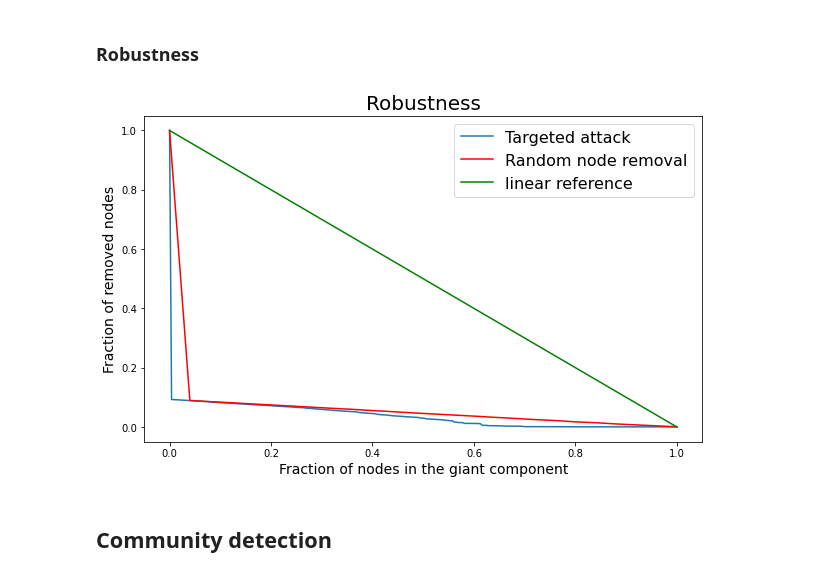
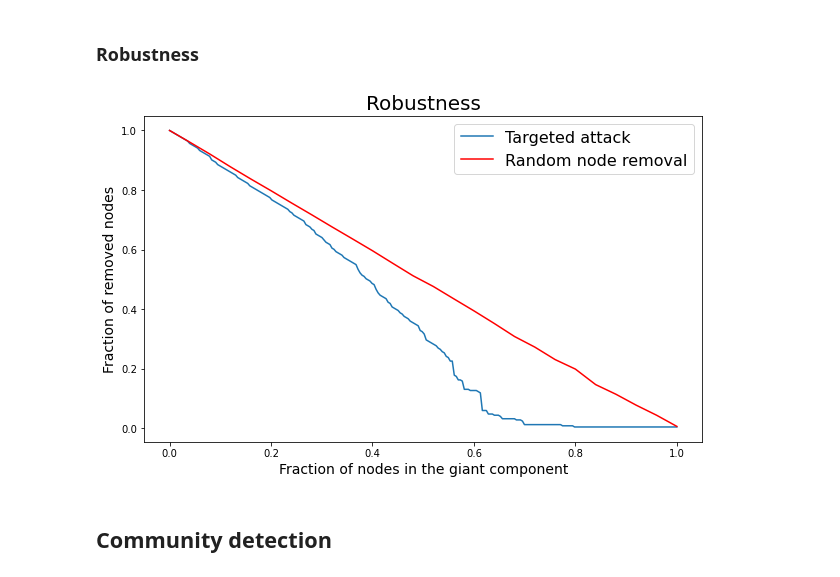
Before and after one commit to FilippoBragato/ErasmusMobilityStudy, a Jupyter notebook: ErasmusForStudy_Network14-19.ipynb, the cells around one changed output. Saved outputs shown, nothing was run; the diff lists cells and outputs as text; code cells hidden in the pictures.

```diff
--- a/ErasmusForStudy_Network14-19.ipynb
+++ b/ErasmusForStudy_Network14-19.ipynb
@@ -433,7 +431,7 @@ for node in indices:
     row = np.array(temp_serie.index.get_level_values(1).tolist())
     col = np.array(temp_serie.index.get_level_values(0).tolist())
     val = temp_serie.values
-    temp_adj = sparse.csr_matrix((val.flatten(), (row, col)), shape=(nodes.size, nodes.size))
+    temp_adj = sparse.csr_matrix((val.flatten(), (row, col)), shape=(len(indices), len(indices)))
     GC_frac_a.append(ns.fraction_in_giant(temp_adj))
 # %%
 #random node removal
@@ -451,21 +449,21 @@ for i in intervals:
         row = np.array(temp_serie.index.get_level_values(1).tolist())
         col = np.array(temp_serie.index.get_level_values(0).tolist())
         val = temp_serie.values
-        temp_adj = sparse.csr_matrix((val.flatten(), (row, col)), shape=(nodes.size, nodes.size))
+        temp_adj = sparse.csr_matrix((val.flatten(), (row, col)), shape=(len(indices), len(indices)))
         i_GC_frac.append(ns.fraction_in_giant(temp_adj))
     GC_frac_r.append(sum(i_GC_frac)/10)
 # %%
 fig = plt.figure(figsize=(10,6))
 plt.plot([i/len(nodes_byhub) for i in range(len(nodes_byhub)+1)], GC_frac_a, label='Targeted attack')
 plt.plot([0]+[i/(len(intervals)*10) for i in intervals], GC_frac_r, 'r', label='Random node removal')
-plt.plot([0,1], [1,0], 'g', label='linear reference')
+#plt.plot([0,1], [1,0], 'g', label='linear reference')
 plt.xlabel('Fraction of nodes in the giant component', size=14)
 plt.ylabel('Fraction of removed nodes', size=14)
 plt.title('Robustness', size=20)
 plt.legend(fontsize=16)
 plt.show()
 # %% [output]
-[figure, old version]
+[figure, new version]
 # %% [markdown]
 ## Community detection
 # %%
```
Also changed, not shown: parts of 9 cells of this notebook.
